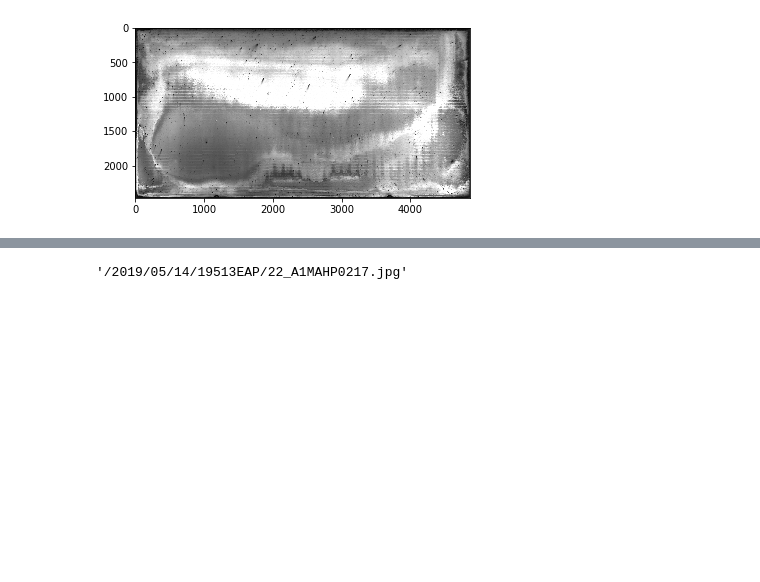
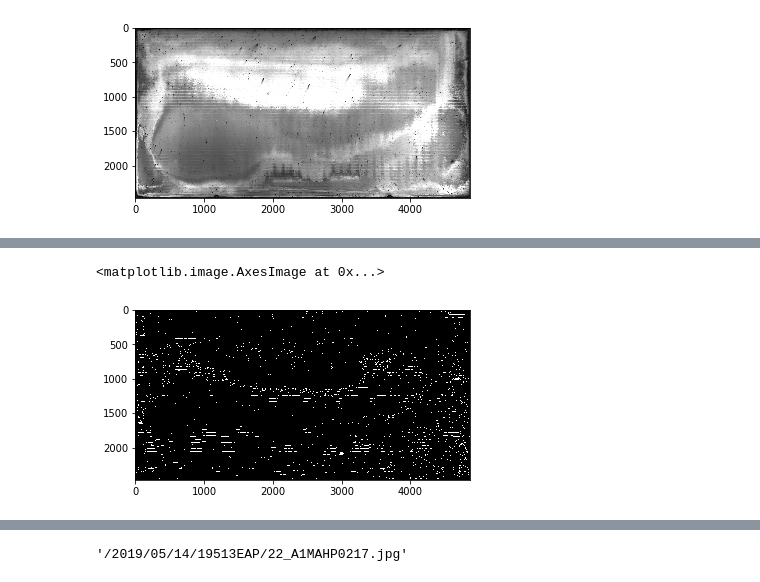
Before and after one commit to nickball007/hehe_PL, a Jupyter notebook: testset_segmentation.ipynb, the cells around one changed output, grey strips where cells are left out. Cells and saved outputs as stored; diff of their text form; code cells hidden in the pictures; blank space fills up the shorter version.

```diff
--- a/testset_segmentation.ipynb
+++ b/testset_segmentation.ipynb
@@ -52,0 +95,12 @@ plt.imshow(test_photo, cmap='gray')
+# %%
+import numpy as np
+label_objects, nb_labels = ndi.label(fill_coins)
+sizes = np.bincount(label_objects.ravel())
+mask_sizes = sizes > 20
+mask_sizes[0] = 0
+coins_cleaned = mask_sizes[label_objects]
+# %%
+plt.imshow(coins_cleaned, cmap='gray')
+# %% [output]
+<matplotlib.image.AxesImage at 0x...>
+[figure, added]
```
Also changed, not shown: parts of 30 cells of this notebook, 4 other files.
